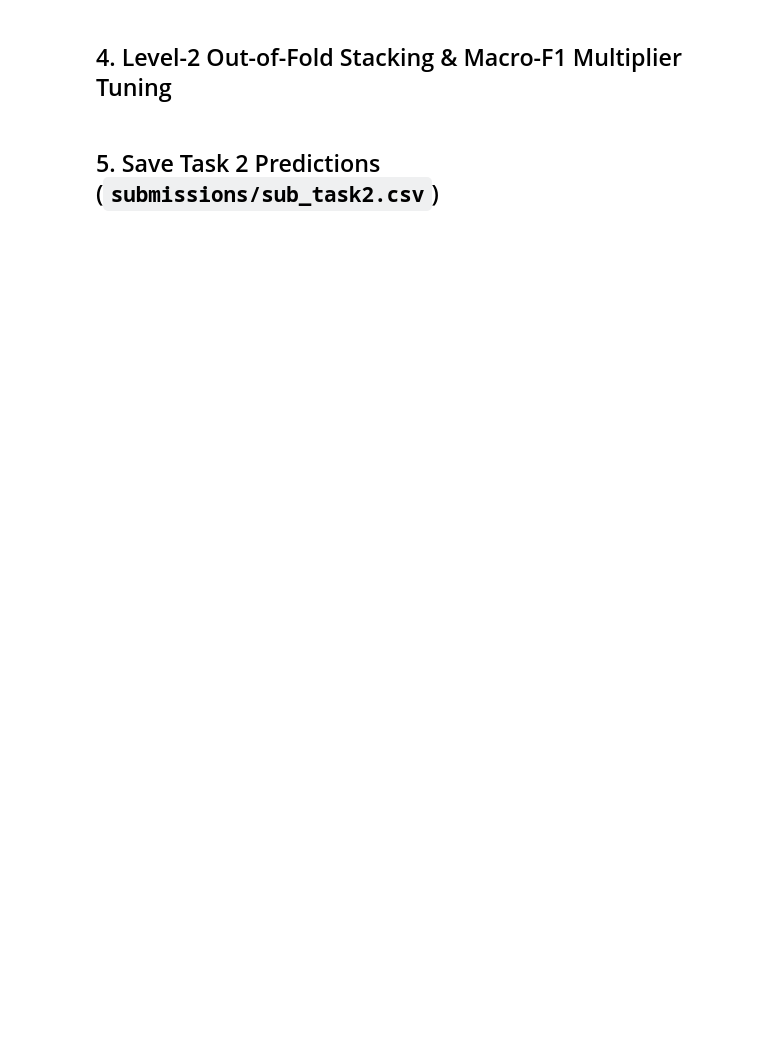
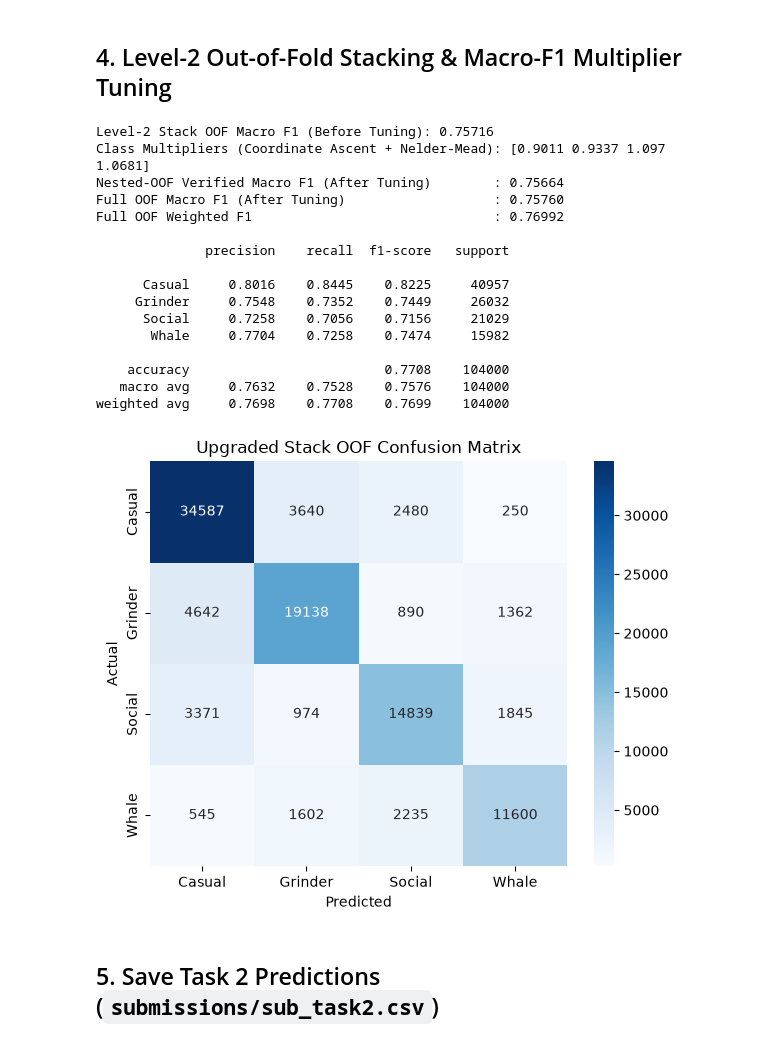
Before and after one commit to apfirst13/cpe342-ML009, a Jupyter notebook: task2/task2.ipynb, the cells around one changed output. Saved outputs shown, nothing was run; the diff lists cells and outputs as text; code cells hidden in the pictures; blank space fills up the shorter version.

```diff
--- a/task2/task2.ipynb
+++ b/task2/task2.ipynb
@@ -358,35 +391,62 @@ def optimize_class_multipliers(probs: np.ndarray, y_true: np.ndarray):
 
 stack_X_oof = build_stack_features([oof_preds[m] for m in model_names])
 stack_X_test = build_stack_features([test_preds[m] for m in model_names])
 
 oof_stack = np.zeros((len(X_base), NUM_CLASSES))
 test_stack = np.zeros((len(X_test_base), NUM_CLASSES))
 for fold, (trn_idx, val_idx) in enumerate(skf.split(stack_X_oof, y), 1):
     meta = LogisticRegression(C=0.2, max_iter=500, solver="lbfgs")
     meta.fit(stack_X_oof[trn_idx], y[trn_idx])
     oof_stack[val_idx] = meta.predict_proba(stack_X_oof[val_idx])
     test_stack += meta.predict_proba(stack_X_test) / N_SPLITS
 
 print(f"Level-2 Stack OOF Macro F1 (Before Tuning): {f1_score(y, oof_stack.argmax(axis=1), average='macro'):.5f}")
 
+# Nested-OOF verification for Class Multiplier Tuning (prevents overfitting)
+nested_oof_preds = np.zeros(len(y), dtype=int)
+for fold, (trn_idx, val_idx) in enumerate(skf.split(stack_X_oof, y), 1):
+    mw, _ = optimize_class_multipliers(oof_stack[trn_idx], y[trn_idx])
+    nested_oof_preds[val_idx] = (oof_stack[val_idx] * mw).argmax(axis=1)
+nested_f1 = f1_score(y, nested_oof_preds, average="macro")
+
 final_mult, full_tuned_f1 = optimize_class_multipliers(oof_stack, y)
 final_oof_preds = (oof_stack * final_mult).argmax(axis=1)
 final_test_preds = (test_stack * final_mult).argmax(axis=1).astype(int)
 
-print(f"Class Multipliers: {np.round(final_mult, 4)}")
-print(f"Level-2 Stack OOF Macro F1 (After Tuning) : {full_tuned_f1:.5f}\n")
+print(f"Class Multipliers (Coordinate Ascent + Nelder-Mead): {np.round(final_mult, 4)}")
+print(f"Nested-OOF Verified Macro F1 (After Tuning)        : {nested_f1:.5f}")
+print(f"Full OOF Macro F1 (After Tuning)                   : {full_tuned_f1:.5f}")
+print(f"Full OOF Weighted F1                               : {f1_score(y, final_oof_preds, average='weighted'):.5f}\n")
 print(classification_report(y, final_oof_preds, target_names=[CLASS_NAMES[i] for i in range(NUM_CLASSES)], digits=4))
 
 cm = confusion_matrix(y, final_oof_preds)
 plt.figure(figsize=(6, 5))
 sns.heatmap(cm, annot=True, fmt="d", cmap="Blues",
             xticklabels=[CLASS_NAMES[i] for i in range(NUM_CLASSES)],
             yticklabels=[CLASS_NAMES[i] for i in range(NUM_CLASSES)])
 plt.title("Upgraded Stack OOF Confusion Matrix")
 plt.xlabel("Predicted")
 plt.ylabel("Actual")
 plt.tight_layout()
 plt.show()
+# %% [output]
+Level-2 Stack OOF Macro F1 (Before Tuning): 0.75716
+Class Multipliers (Coordinate Ascent + Nelder-Mead): [0.9011 0.9337 1.097  1.0681]
+Nested-OOF Verified Macro F1 (After Tuning)        : 0.75664
+Full OOF Macro F1 (After Tuning)                   : 0.75760
+Full OOF Weighted F1                               : 0.76992
+
+              precision    recall  f1-score   support
+
+      Casual     0.8016    0.8445    0.8225     40957
+     Grinder     0.7548    0.7352    0.7449     26032
+      Social     0.7258    0.7056    0.7156     21029
+       Whale     0.7704    0.7258    0.7474     15982
+
+    accuracy                         0.7708    104000
+   macro avg     0.7632    0.7528    0.7576    104000
+weighted avg     0.7698    0.7708    0.7699    104000
+[figure, added]
 # %% [markdown]
 ## 5. Save Task 2 Predictions (`submissions/sub_task2.csv`)
 # %%
```
Also changed, not shown: parts of 3 cells of this notebook.
